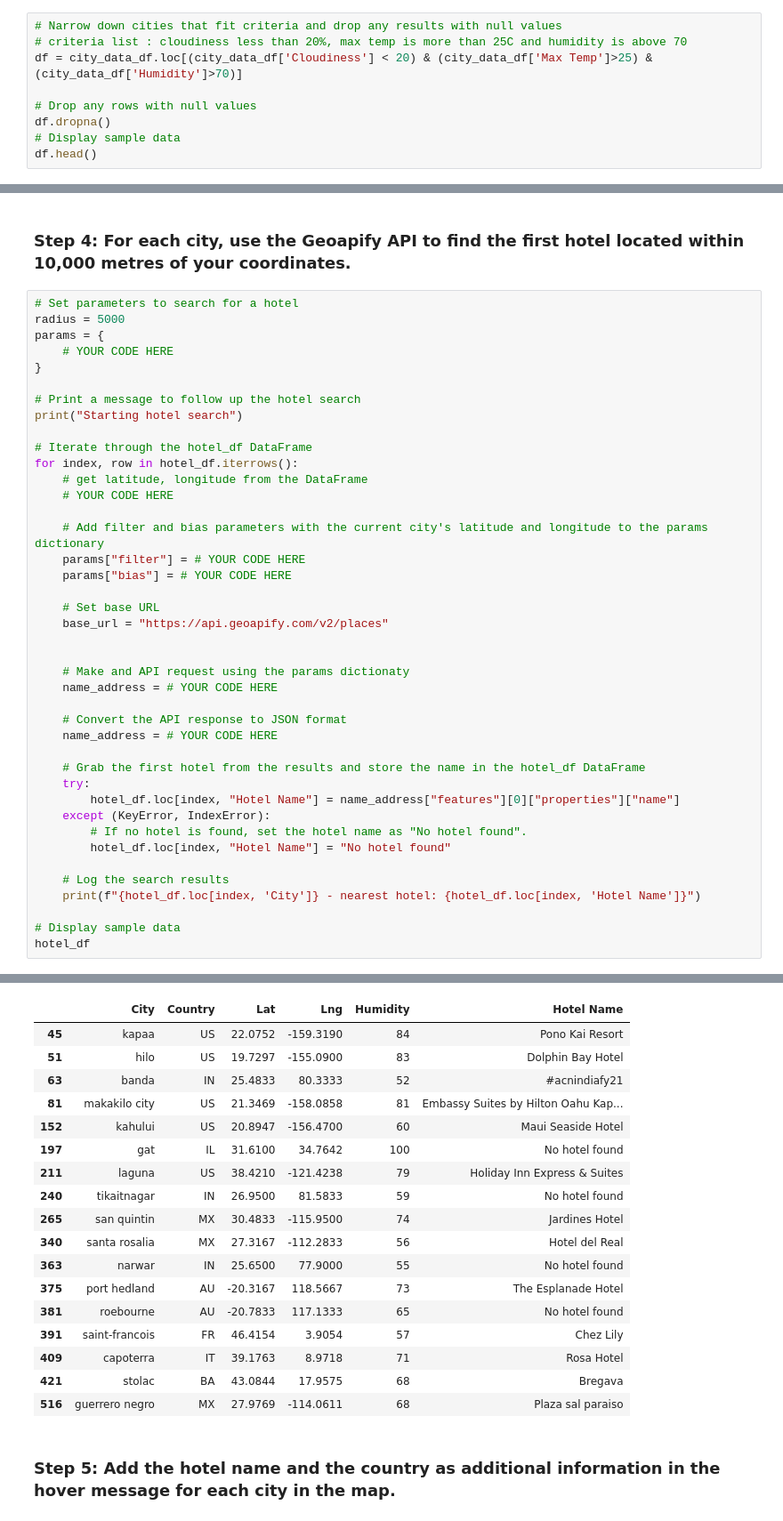
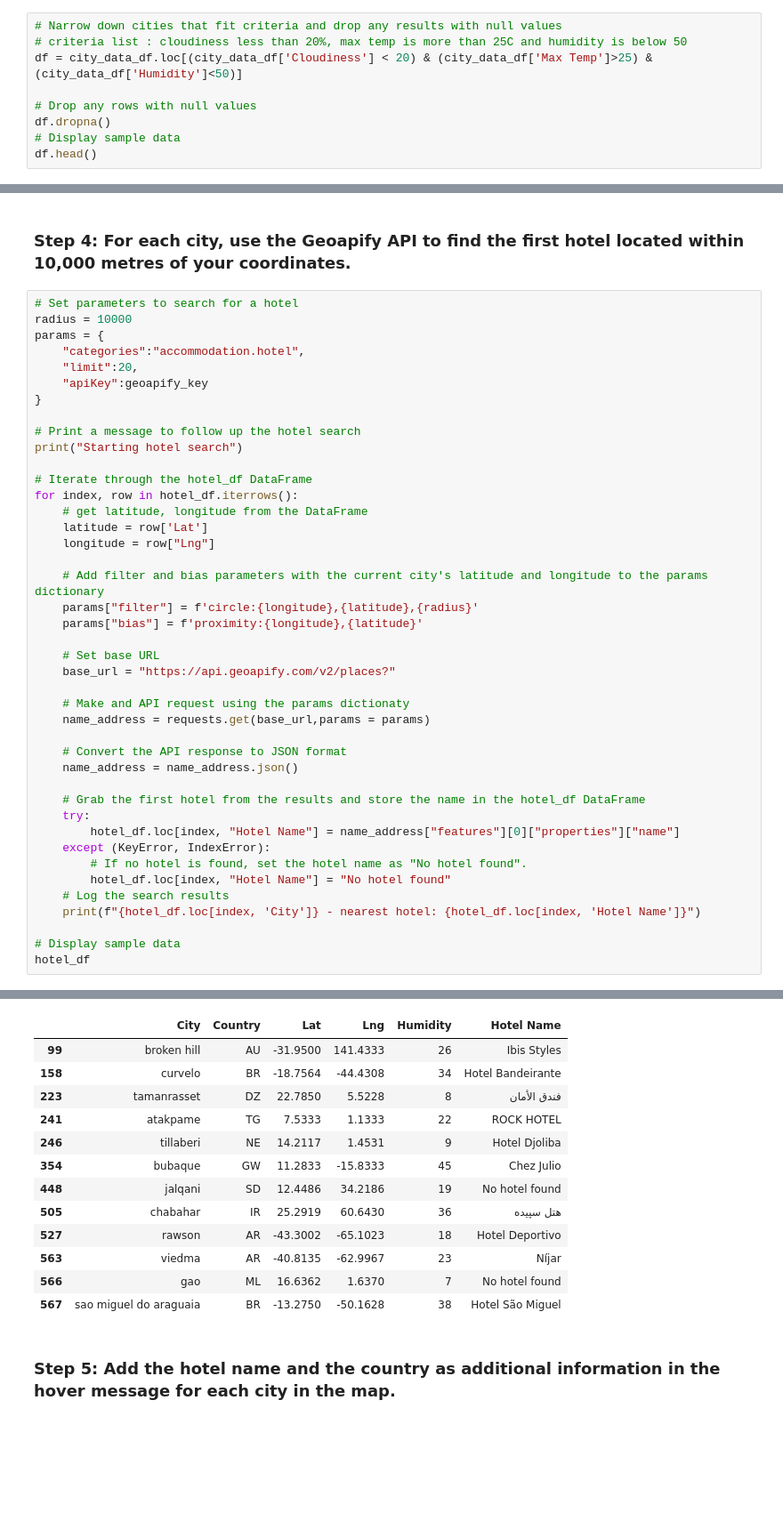
Before and after one commit to peggz19/python-api-challenge, a Jupyter notebook: WeatherPy/VacationPy.ipynb, the cells around one changed output, grey strips where cells are left out. Shown at 89% size. Drawn from its saved outputs; the diff is of its cells as text; blank space fills up the shorter version.

```diff
--- a/WeatherPy/VacationPy.ipynb
+++ b/WeatherPy/VacationPy.ipynb
@@ -48,8 +49,8 @@ map1
 ### Step 2: Narrow down the `city_data_df` DataFrame to find your ideal weather condition
 # %%
 # Narrow down cities that fit criteria and drop any results with null values
-# criteria list : cloudiness less than 20%, max temp is more than 25C and humidity is above 70
-df = city_data_df.loc[(city_data_df['Cloudiness'] < 20) & (city_data_df['Max Temp']>25) & (city_data_df['Humidity']>70)]
+# criteria list : cloudiness less than 20%, max temp is more than 25C and humidity is below 50
+df = city_data_df.loc[(city_data_df['Cloudiness'] < 20) & (city_data_df['Max Temp']>25) & (city_data_df['Humidity']<50)]
 
 # Drop any rows with null values
 df.dropna()
@@ -100,9 +97,11 @@ See the caveats in the documentation: https://pandas.pydata.org/pandas-docs/stab
 ### Step 4: For each city, use the Geoapify API to find the first hotel located within 10,000 metres of your coordinates.
 # %%
 # Set parameters to search for a hotel
-radius = 5000
+radius = 10000
 params = {
-    # YOUR CODE HERE
+    "categories":"accommodation.hotel",
+    "limit":20,
+    "apiKey":geoapify_key
 }
 
 # Print a message to follow up the hotel search
@@ -111,21 +110,21 @@ print("Starting hotel search")
 # Iterate through the hotel_df DataFrame
 for index, row in hotel_df.iterrows():
     # get latitude, longitude from the DataFrame
-    # YOUR CODE HERE
+    latitude = row['Lat']
+    longitude = row["Lng"]
 
     # Add filter and bias parameters with the current city's latitude and longitude to the params dictionary
-    params["filter"] = # YOUR CODE HERE
-    params["bias"] = # YOUR CODE HERE
+    params["filter"] = f'circle:{longitude},{latitude},{radius}'
+    params["bias"] = f'proximity:{longitude},{latitude}'
 
     # Set base URL
-    base_url = "https://api.geoapify.com/v2/places"
-
+    base_url = "https://api.geoapify.com/v2/places?"
 
     # Make and API request using the params dictionaty
-    name_address = # YOUR CODE HERE
+    name_address = requests.get(base_url,params = params)
 
     # Convert the API response to JSON format
-    name_address = # YOUR CODE HERE
+    name_address = name_address.json()
 
     # Grab the first hotel from the results and store the name in the hotel_df DataFrame
     try:
@@ -133,7 +132,6 @@ for index, row in hotel_df.iterrows():
     except (KeyError, IndexError):
         # If no hotel is found, set the hotel name as "No hotel found".
         hotel_df.loc[index, "Hotel Name"] = "No hotel found"
-
     # Log the search results
     print(f"{hotel_df.loc[index, 'City']} - nearest hotel: {hotel_df.loc[index, 'Hotel Name']}")
 
@@ -161,20 +154,15 @@ guerrero negro - nearest hotel: Plaza sal paraiso
 |  | City | Country | Lat | Lng | Humidity | Hotel Name |
-| 45 | kapaa | US | 22.0752 | -159.3190 | 84 | Pono Kai Resort |
-| 51 | hilo | US | 19.7297 | -155.0900 | 83 | Dolphin Bay Hotel |
-| 63 | banda | IN | 25.4833 | 80.3333 | 52 | #acnindiafy21 |
-| 81 | makakilo city | US | 21.3469 | -158.0858 | 81 | Embassy Suites by Hilton Oahu Kap... |
-| 152 | kahului | US | 20.8947 | -156.4700 | 60 | Maui Seaside Hotel |
-| 197 | gat | IL | 31.6100 | 34.7642 | 100 | No hotel found |
-| 211 | laguna | US | 38.4210 | -121.4238 | 79 | Holiday Inn Express & Suites |
-| 240 | tikaitnagar | IN | 26.9500 | 81.5833 | 59 | No hotel found |
-| 265 | san quintin | MX | 30.4833 | -115.9500 | 74 | Jardines Hotel |
-| 340 | santa rosalia | MX | 27.3167 | -112.2833 | 56 | Hotel del Real |
-| 363 | narwar | IN | 25.6500 | 77.9000 | 55 | No hotel found |
-| 375 | port hedland | AU | -20.3167 | 118.5667 | 73 | The Esplanade Hotel |
-| 381 | roebourne | AU | -20.7833 | 117.1333 | 65 | No hotel found |
-| 391 | saint-francois | FR | 46.4154 | 3.9054 | 57 | Chez Lily |
-| 409 | capoterra | IT | 39.1763 | 8.9718 | 71 | Rosa Hotel |
-| 421 | stolac | BA | 43.0844 | 17.9575 | 68 | Bregava |
-| 516 | guerrero negro | MX | 27.9769 | -114.0611 | 68 | Plaza sal paraiso |
+| 99 | broken hill | AU | -31.9500 | 141.4333 | 26 | Ibis Styles |
+| 158 | curvelo | BR | -18.7564 | -44.4308 | 34 | Hotel Bandeirante |
+| 223 | tamanrasset | DZ | 22.7850 | 5.5228 | 8 | فندق الأمان |
+| 241 | atakpame | TG | 7.5333 | 1.1333 | 22 | ROCK HOTEL |
+| 246 | tillaberi | NE | 14.2117 | 1.4531 | 9 | Hotel Djoliba |
+| 354 | bubaque | GW | 11.2833 | -15.8333 | 45 | Chez Julio |
+| 448 | jalqani | SD | 12.4486 | 34.2186 | 19 | No hotel found |
+| 505 | chabahar | IR | 25.2919 | 60.6430 | 36 | هتل سپیده |
+| 527 | rawson | AR | -43.3002 | -65.1023 | 18 | Hotel Deportivo |
+| 563 | viedma | AR | -40.8135 | -62.9967 | 23 | Níjar |
+| 566 | gao | ML | 16.6362 | 1.6370 | 7 | No hotel found |
+| 567 | sao miguel do araguaia | BR | -13.2750 | -50.1628 | 38 | Hotel São Miguel |
 # %% [markdown]
 ### Step 5: Add the hotel name and the country as additional information in the hover message for each city in the map.
```
Also changed, not shown: parts of 6 cells of this notebook, 1 other file.
